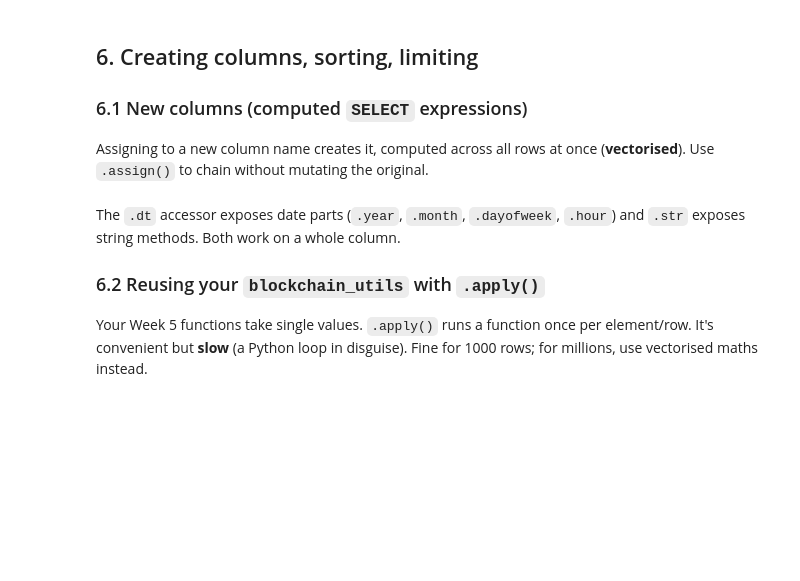
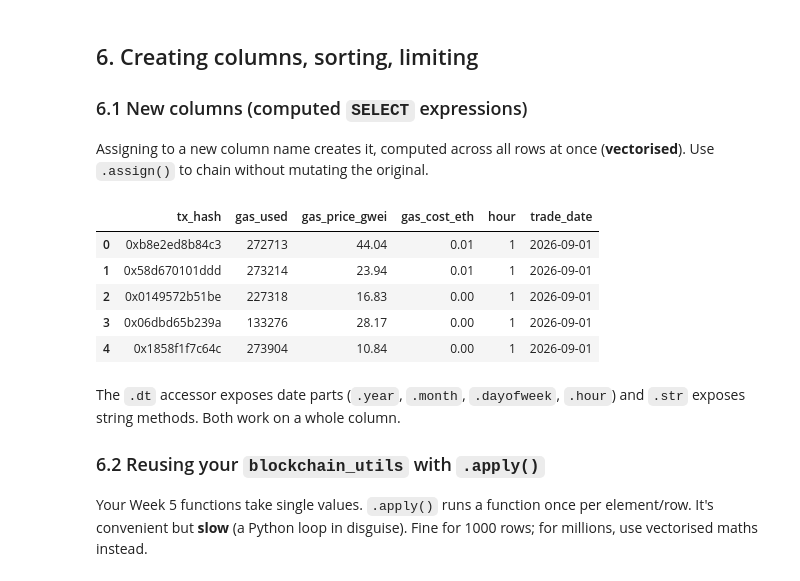
Before and after one commit to only1angelnath/python-for-blockchain-analytics, a Jupyter notebook: phase-2-python-for-data/week-08-pandas-numpy/lesson.ipynb, the cells around one changed output. Drawn from its saved outputs; the diff is of its cells as text; code cells hidden in the pictures; blank space fills up the shorter version.

```diff
--- a/phase-2-python-for-data/week-08-pandas-numpy/lesson.ipynb
+++ b/phase-2-python-for-data/week-08-pandas-numpy/lesson.ipynb
@@ -193,10 +318,17 @@ Assigning to a new column name creates it, computed across all rows at once (**v
 # %%
 df = df.assign(
     gas_cost_eth = df["gas_used"] * df["gas_price_gwei"] / 1e9,      # SQL: gas_used * gas_price / 1e9 AS gas_cost_eth
     trade_date   = df["block_time"].dt.date,                         # SQL: date(block_time)
     hour         = df["block_time"].dt.hour,                         # SQL: hour(block_time)
 )
-df[["tx_hash", "gas_used", "gas_price_gwei", "gas_cost_eth", "hour"]].head()
+df[["tx_hash", "gas_used", "gas_price_gwei", "gas_cost_eth", "hour", "trade_date"]].head()
+# %% [output]
+|  | tx_hash | gas_used | gas_price_gwei | gas_cost_eth | hour | trade_date |
+| 0 | 0xb8e2ed8b84c3 | 272713 | 44.04 | 0.01 | 1 | 2026-09-01 |
+| 1 | 0x58d670101ddd | 273214 | 23.94 | 0.01 | 1 | 2026-09-01 |
+| 2 | 0x0149572b51be | 227318 | 16.83 | 0.00 | 1 | 2026-09-01 |
+| 3 | 0x06dbd65b239a | 133276 | 28.17 | 0.00 | 1 | 2026-09-01 |
+| 4 | 0x1858f1f7c64c | 273904 | 10.84 | 0.00 | 1 | 2026-09-01 |
 # %% [markdown]
 The `.dt` accessor exposes date parts (`.year`, `.month`, `.dayofweek`, `.hour`) and `.str` exposes string methods. Both work on a whole column.
 
```
Also changed, not shown: parts of 18 cells of this notebook.
